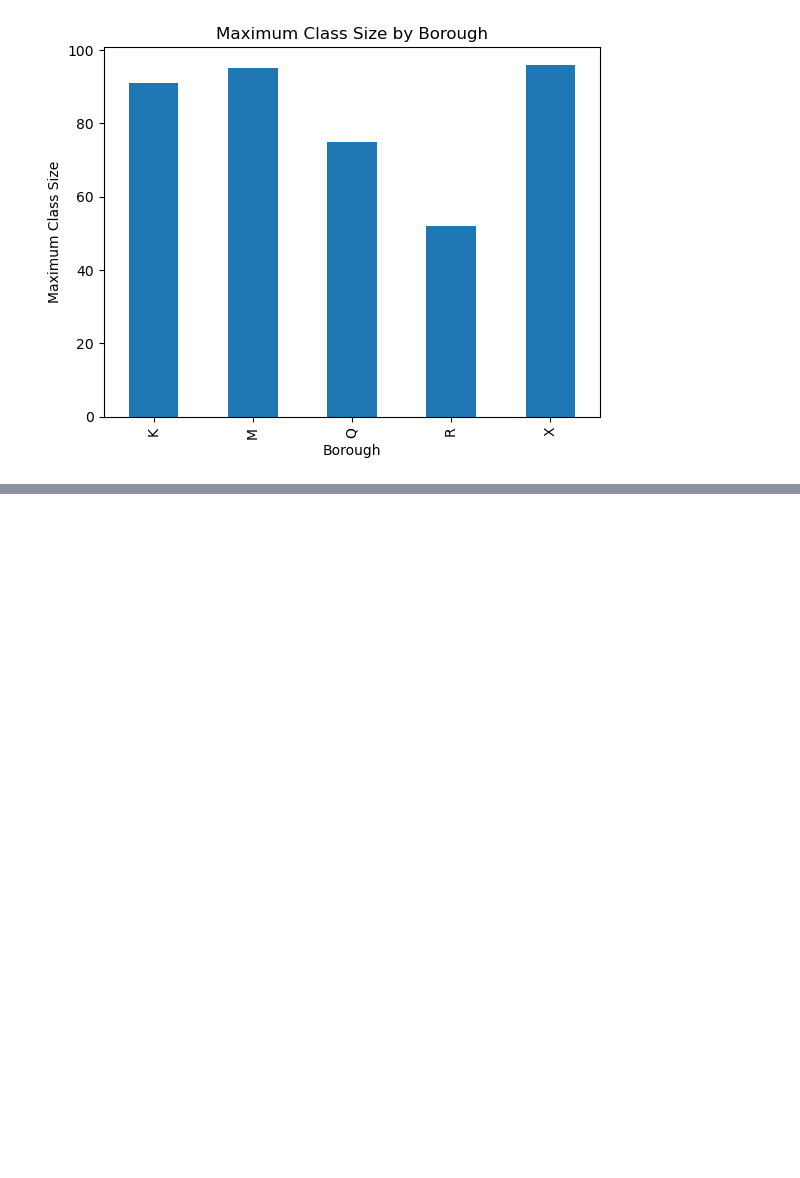
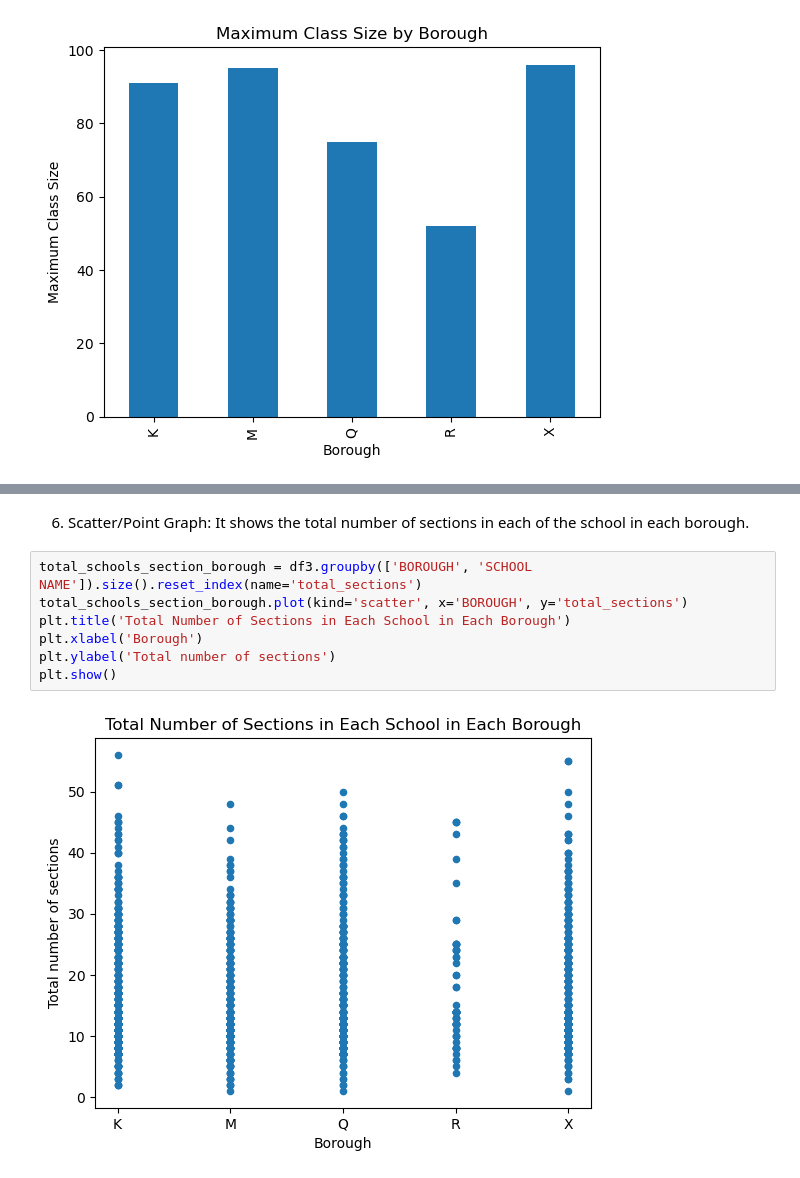
Before and after one commit to ShreyaJakharC/pythonPandasAnalysis, a Jupyter notebook: analysis.ipynb, the cells around one changed output, grey strips where cells are left out. Drawn from its saved outputs; the diff is of its cells as text; blank space fills up the shorter version.

```diff
--- a/analysis.ipynb
+++ b/analysis.ipynb
@@ -282,0 +337,11 @@ plt.show()
+# %% [markdown]
+6. Scatter/Point Graph: It shows the total number of sections in each of the school in each borough.
+# %%
+total_schools_section_borough = df3.groupby(['BOROUGH', 'SCHOOL NAME']).size().reset_index(name='total_sections')
+total_schools_section_borough.plot(kind='scatter', x='BOROUGH', y='total_sections')
+plt.title('Total Number of Sections in Each School in Each Borough')
+plt.xlabel('Borough')
+plt.ylabel('Total number of sections')
+plt.show()
+# %% [output]
+[figure, added]
```
Also changed, not shown: parts of 27 cells of this notebook.
